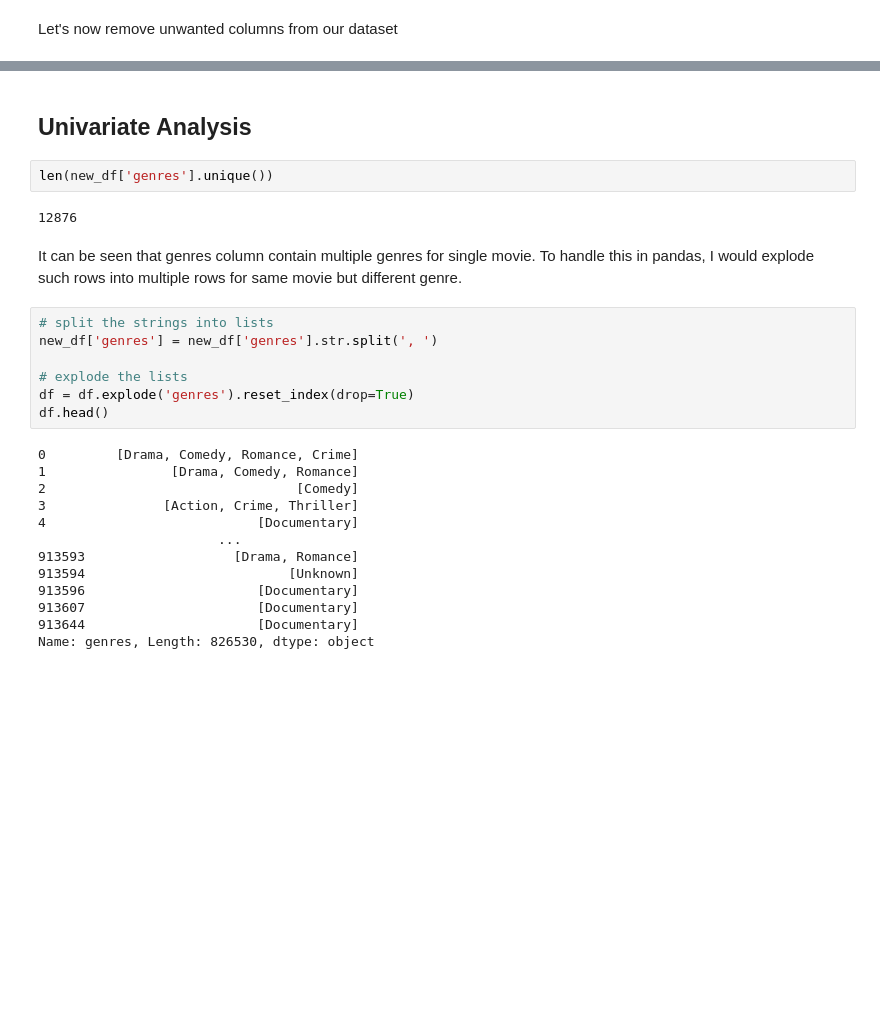
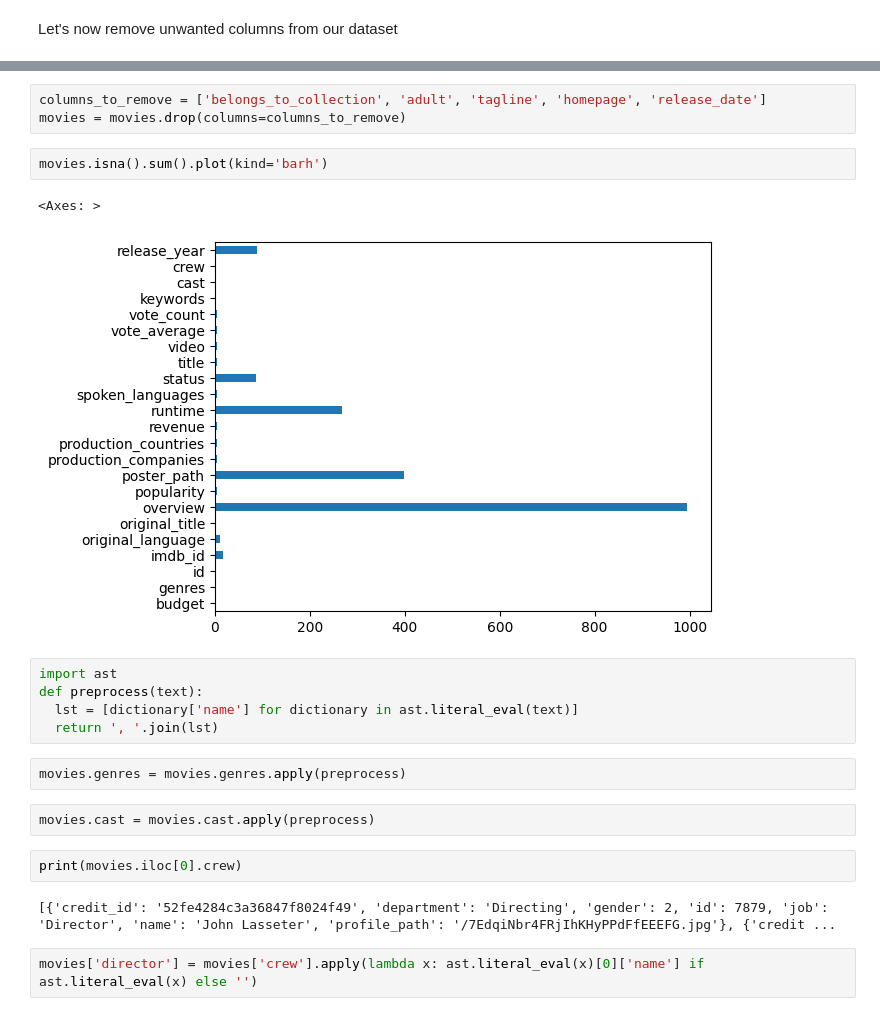
Before and after one commit to M-Awwab-Khan/most-comprehensive-movies-analysis, a Jupyter notebook: Most_Comprehensive_Movies_Analysis.ipynb, the cells around one changed output, grey strips where cells are left out. Drawn from its saved outputs; the diff is of its cells as text; blank space fills up the shorter version.

```diff
--- a/Most_Comprehensive_Movies_Analysis.ipynb
+++ b/Most_Comprehensive_Movies_Analysis.ipynb
@@ -161,28 +159,23 @@ No duplicate values hurray!
-# %% [markdown]
-## Univariate Analysis
-# %%
-len(new_df['genres'].unique())
-# %% [output]
-12876
-# %% [markdown]
-It can be seen that genres column contain multiple genres for single movie. To handle this in pandas, I would explode such rows into multiple rows for same movie but different genre.
-# %%
-# split the strings into lists
-new_df['genres'] = new_df['genres'].str.split(', ')
-
-# explode the lists
-df = df.explode('genres').reset_index(drop=True)
-df.head()
-# %% [output]
-0         [Drama, Comedy, Romance, Crime]
-1                [Drama, Comedy, Romance]
-2                                [Comedy]
-3               [Action, Crime, Thriller]
-4                           [Documentary]
-                       ...
-913593                   [Drama, Romance]
-913594                          [Unknown]
-913596                      [Documentary]
-913607                      [Documentary]
-913644                      [Documentary]
-Name: genres, Length: 826530, dtype: object
+# %%
+columns_to_remove = ['belongs_to_collection', 'adult', 'tagline', 'homepage', 'release_date']
+movies = movies.drop(columns=columns_to_remove)
+# %%
+movies.isna().sum().plot(kind='barh')
+# %% [output]
+<Axes: >
+[figure, added]
+# %%
+import ast
+def preprocess(text):
+  lst = [dictionary['name'] for dictionary in ast.literal_eval(text)]
+  return ', '.join(lst)
+# %%
+movies.genres = movies.genres.apply(preprocess)
+# %%
+movies.cast = movies.cast.apply(preprocess)
+# %%
+print(movies.iloc[0].crew)
+# %% [output]
+[{'credit_id': '52fe4284c3a36847f8024f49', 'department': 'Directing', 'gender': 2, 'id': 7879, 'job': 'Director', 'name': 'John Lasseter', 'profile_path': '/7EdqiNbr4FRjIhKHyPPdFfEEEFG.jpg'}, {'credit ...
+# %%
+movies['director'] = movies['crew'].apply(lambda x: ast.literal_eval(x)[0]['name'] if ast.literal_eval(x) else '')
```
Also changed, not shown: parts of 40 cells of this notebook.
